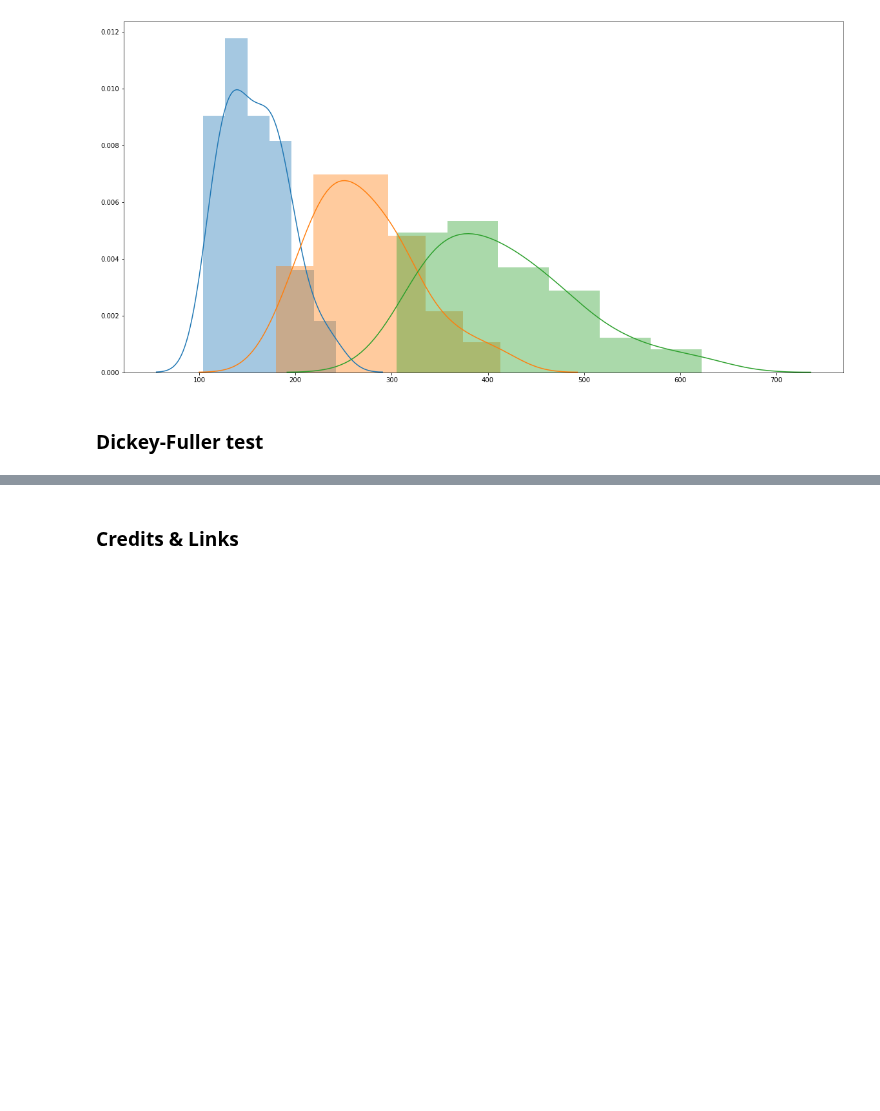
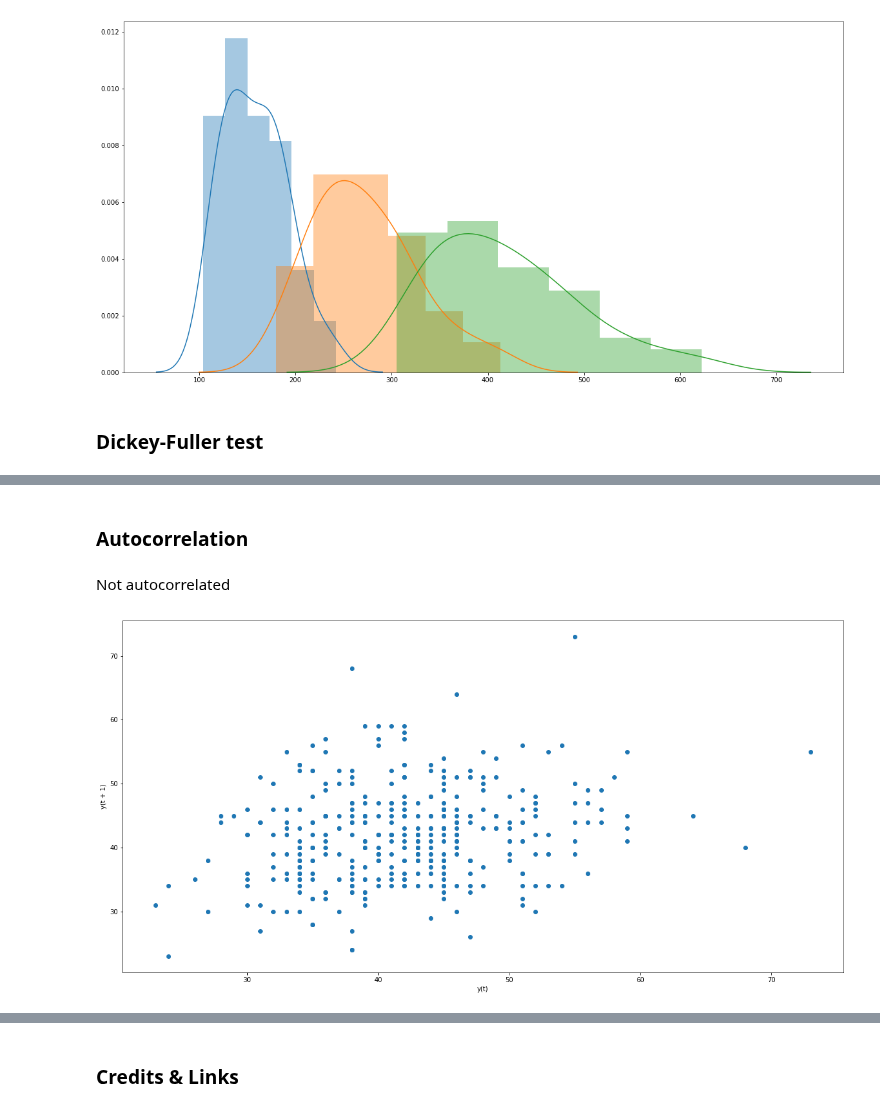
Before and after one commit to miltonluaces/ds_topics, a Jupyter notebook: 20_time_series_analysis/stationarity.ipynb, the cells around one changed output, grey strips where cells are left out. Saved outputs shown, nothing was run; the diff lists cells and outputs as text; code cells hidden in the pictures; blank space fills up the shorter version.

```diff
--- a/20_time_series_analysis/stationarity.ipynb
+++ b/20_time_series_analysis/stationarity.ipynb
@@ -58,0 +59,8 @@ p-value:         5.243412990149865e-05
+# %% [markdown]
+### Autocorrelation
+# %% [markdown]
+Not autocorrelated
+# %%
+pd.plotting.lag_plot(fb, lag=1);
+# %% [output]
+[figure, added]
```
Also changed, not shown: parts of 23 cells of this notebook.
